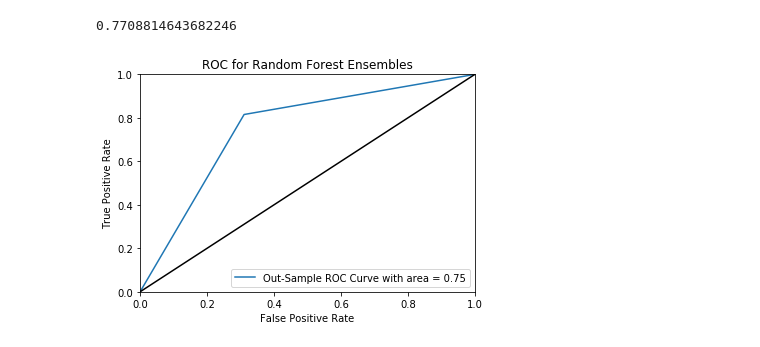
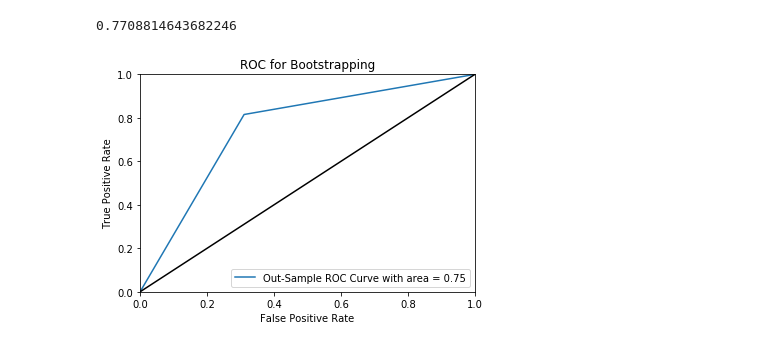
Before and after one commit to sahilarora93/Yelp_data_challenge, a Jupyter notebook: Part 4 - Success Predictions based on Business Attributes.ipynb, the cells around one changed output. Cells and saved outputs as stored; diff of their text form; code cells hidden in the pictures.

```diff
--- a/Part 4 - Success Predictions based on Business Attributes.ipynb
+++ b/Part 4 - Success Predictions based on Business Attributes.ipynb
@@ -1252,23 +1252,23 @@ bc.score(test_X, test_y)
 # %%
 from sklearn.metrics import roc_curve,auc
 import pylab as pl
 %matplotlib inline
 
 pred_y = bc.predict(test_X)
 fpr, tpr, thresholds = metrics.roc_curve(test_y, pred_y)
 metrics.auc(fpr, tpr)
 
 area = auc(fpr,tpr)
 pl.clf()
 pl.plot(fpr,tpr,label="Out-Sample ROC Curve with area = %1.2f"%area)
 
 pl.plot([0, 1], [0, 1], 'k') #This plots the random (equal probability line)
 pl.xlim([0.0, 1.0])
 pl.ylim([0.0, 1.0])
 pl.xlabel('False Positive Rate')
 pl.ylabel('True Positive Rate')
-pl.title('ROC for Random Forest Ensembles')
+pl.title('ROC for Bootstrapping')
 pl.legend(loc="lower right")
 pl.show()
 # %% [output]
-[figure, old version]
+[figure, new version]
```
Also changed, not shown: parts of 1 cell of this notebook.
